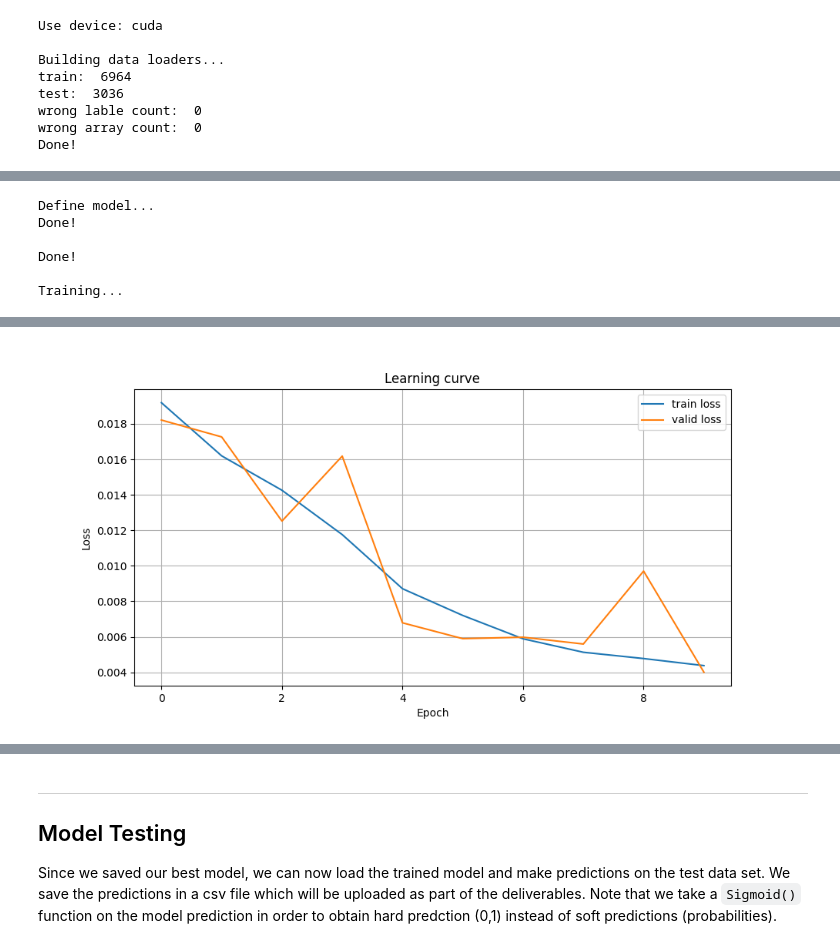
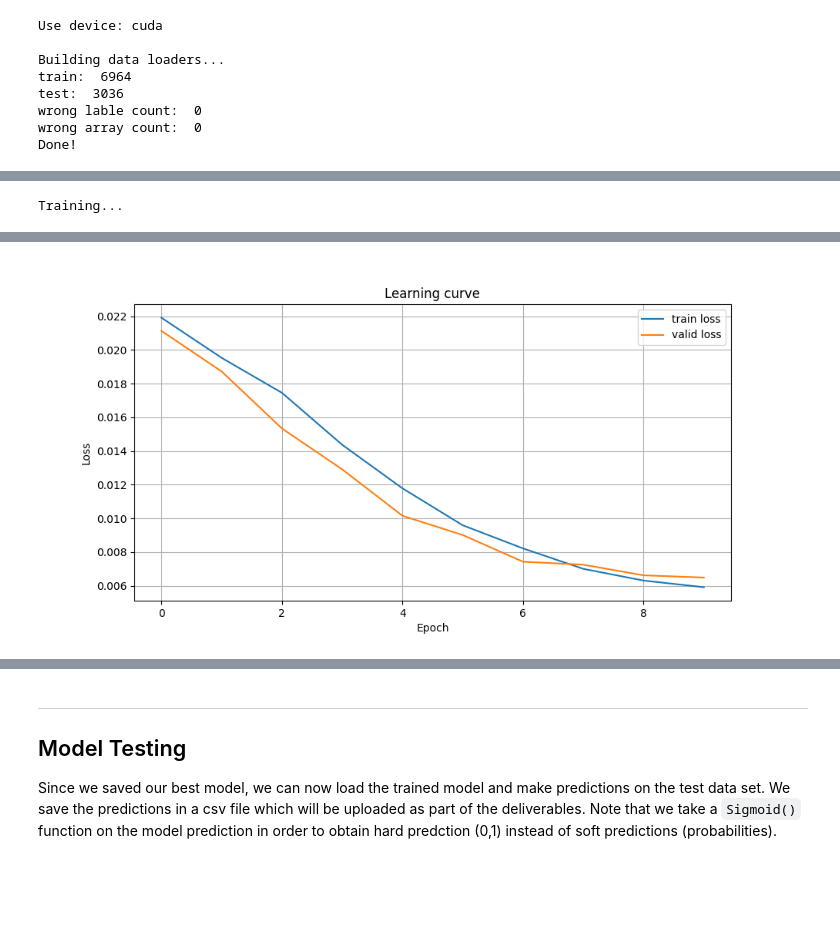
Before and after one commit to Arty-Facts/wasp_al_and_ml_2023, a Jupyter notebook: module3/assignment_ecg_classification.ipynb, the cells around one changed output, grey strips where cells are left out. Saved outputs shown, nothing was run; the diff lists cells and outputs as text; code cells hidden in the pictures; blank space fills up the shorter version.

```diff
--- a/module3/assignment_ecg_classification.ipynb
+++ b/module3/assignment_ecg_classification.ipynb
@@ -672,7 +672,7 @@ If you are unfamiliar with PyTorch training loops, then this official [tutorial]
 
 Fill the code cell below such that the model is training when `train(...)` is called.
 # %%
-def train_loop(prefix, dataloader, model, optimizer, loss_function, device):
+def train_loop(prefix, dataloader, model, optimizer, lr_scheduler, loss_function, device):
     # model to training mode (important to correctly handle dropout or batchnorm layers)
     model.train()
     # allocation
@@ -689,10 +689,15 @@ def train_loop(prefix, dataloader, model, optimizer, loss_function, device):
         loss.backward() # compute gradients
         optimizer.step() # update parameters
 
+                # Update learning rate with lr-scheduler
+        if lr_scheduler:
+            lr_scheduler.step()
+
         # Update accumulated values
         total_loss += loss.detach().cpu().numpy()
         n_entries += len(traces)
 
+
     return total_loss / n_entries
 # %% [markdown]
 ---
@@ -1075,13 +1068,17 @@ model_100 = Model(
                 lin_steps=2,
                 dropout=0.41372691939094786,
             )
+lr = 0.00020051386463856833
+wd = 0.002149967465845863
+num_epochs=10
+optimizer_100 = torch.optim.Adam(model_100.parameters(), lr=lr, weight_decay=wd)
+lr_scheduler_100 = torch.optim.lr_scheduler.OneCycleLR(optimizer_100, max_lr=lr, steps_per_epoch=len(train_dataloader), epochs=num_epochs)
 
-optimizer_100 = torch.optim.Adam(model_100.parameters(), lr=0.00020051386463856833, weight_decay=0.002149967465845863)
-
-train_loss_100, valid_loss_100, auroc_100, accuracy_100, precision_100, recall_100, f1_100, eval_100 = fit(
-                                                                                                 num_epochs=10,
+train_loss_100, valid_loss_100, auroc_100, accuracy_100, precision_100, recall_100, f1_100, eval_100, lr_100 = fit(
+                                                                                                 num_epochs=num_epochs,
                                                                                                  model=model_100,
                                                                                                  optimizer=optimizer_100,
+                                                                                                 lr_scheduler=lr_scheduler_100,
                                                                                                  train_dataloader=train_dataloader,
                                                                                                  valid_dataloader=valid_dataloader)
 fig, ax = plt.subplots(figsize=(10, 5))
@@ -1095,9 +1092,4 @@ ax.grid()
 
 plt.show()
 # %% [output]
-Define model...
-Done!
-
-Done!
-
 Training...
@@ -1105,4 +1097,4 @@ Epoch: 10, Train Loss: 0.004380, Valid Loss: 0.004008, AUROC: 0.986764, Accuracy
-[figure, old version]
+[figure, new version]
 # %%
 fig, ax = plt.subplots(8, 1, figsize=(10, 30))
 
```
Also changed, not shown: parts of 12 cells of this notebook, 1 other file.
